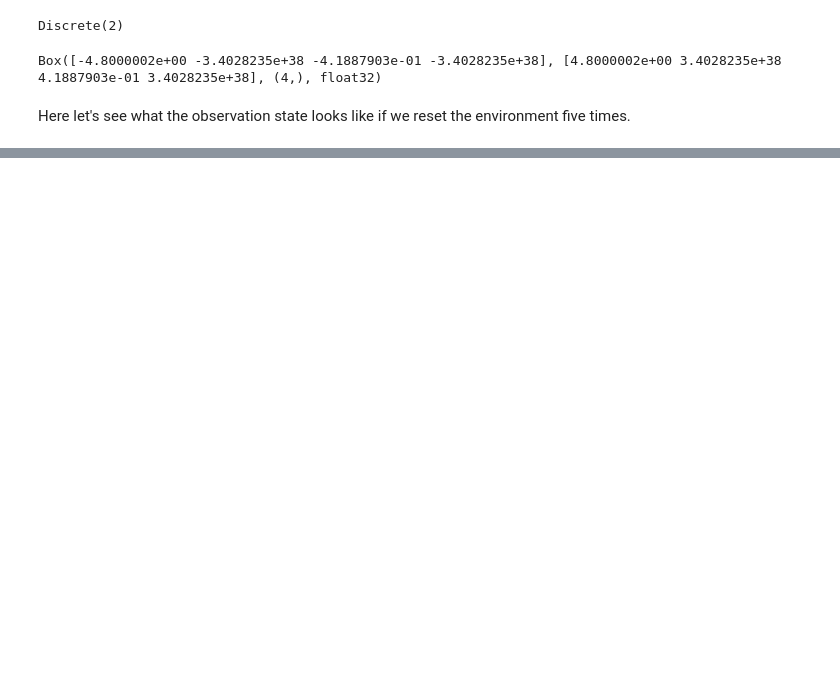
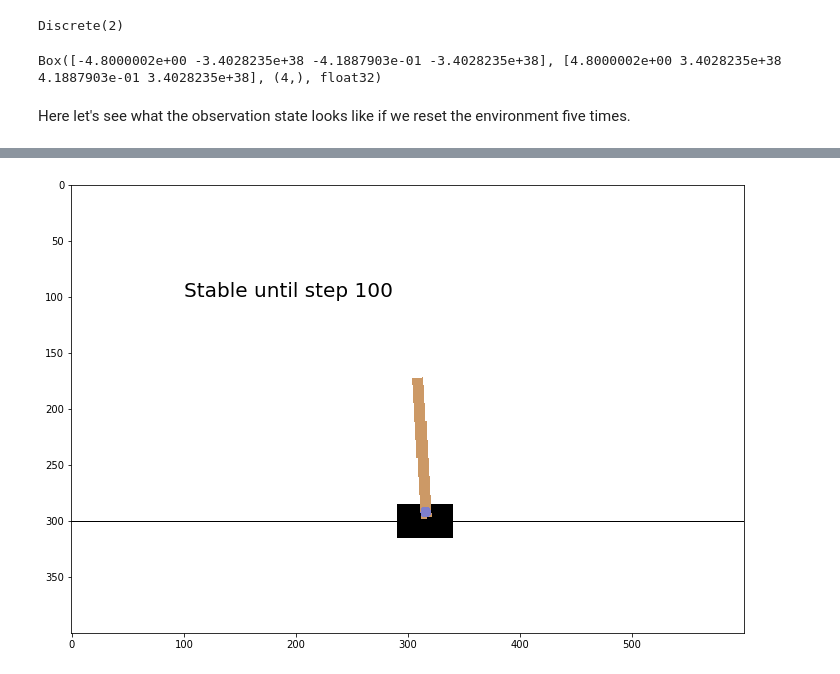
Before and after one commit to unsinclinal/wildcatter, a Jupyter notebook: examples/01_rl_hello_world_cartpole.ipynb, the cells around one changed output, grey strips where cells are left out. Drawn from its saved outputs; the diff is of its cells as text; code cells hidden in the pictures; blank space fills up the shorter version.

```diff
--- a/examples/01_rl_hello_world_cartpole.ipynb
+++ b/examples/01_rl_hello_world_cartpole.ipynb
@@ -176,0 +222,6 @@ KeyboardInterrupt:
+# %%
+model = PPO("MlpPolicy", env, verbose=1)
+model.learn(total_timesteps=60_000, log_interval=15)
+
+mean_reward, std_reward = evaluate_policy(model, model.get_env(), n_eval_episodes=10)
+print(f"10 evaluation runs mean reward = {mean_reward}")
@@ -176,0 +246,31 @@ KeyboardInterrupt:
+# %%
+from IPython import display
+import matplotlib.pyplot as plt
+
+%matplotlib inline
+
+obs = env.reset()
+
+fig, ax = plt.subplots(figsize=(10, 10))
+img = ax.imshow(env.render(mode="rgb_array"), interpolation="none")
+fig.tight_layout()
+
+done = False
+for idx in range(100):
+    img.set_data(env.render(mode="rgb_array"))
+    display.display(plt.gcf())
+    display.clear_output(wait=True)
+
+    action, _states = model.predict(obs)
+    obs, reward, done, info = env.step(action)
+
+    if done:
+        plt.text(100, 100, f"Failed at step {idx}", fontsize=20)
+        break
+
+if not done:
+    plt.text(100, 100, f"Stable until step {idx + 1}", fontsize=20)
+
+env.close()
+# %% [output]
+[figure, added]
```
Also changed, not shown: parts of 16 cells of this notebook.
